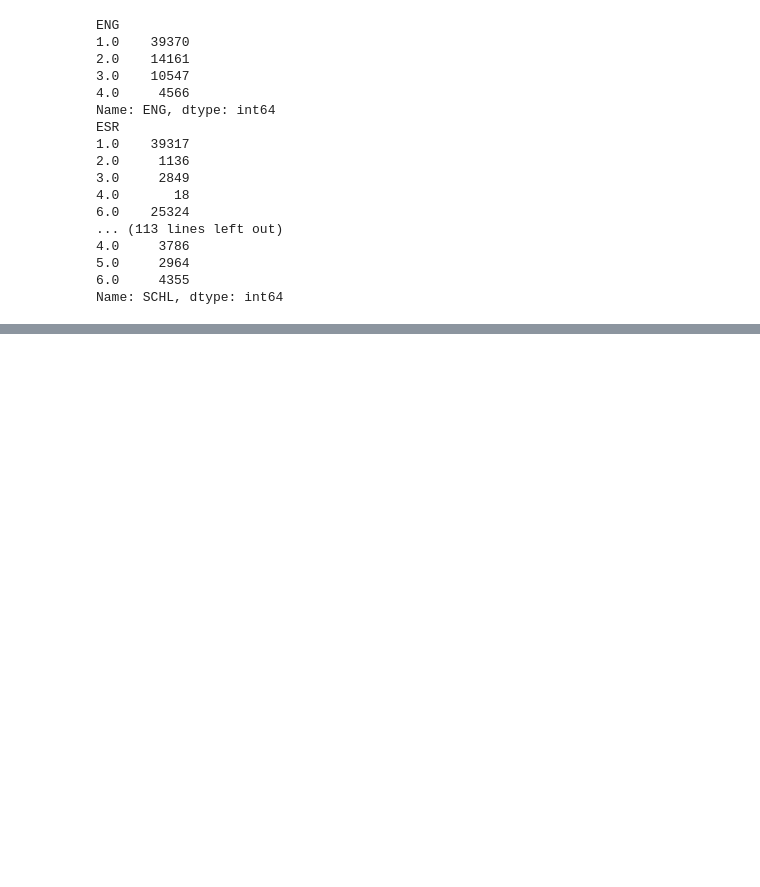
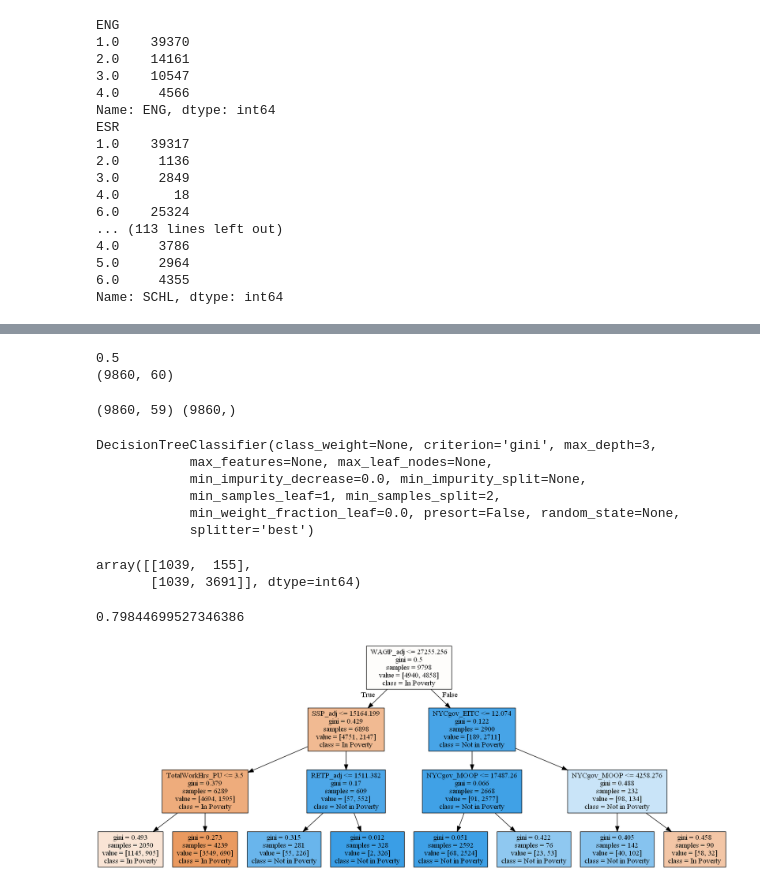
Before and after one commit to abhisheknimmakayala/Data-Mining-Project, a Jupyter notebook: Code/Project Poverty.ipynb, the cells around one changed output, grey strips where cells are left out. Drawn from its saved outputs; the diff is of its cells as text; code cells hidden in the pictures; blank space fills up the shorter version.

```diff
--- a/Code/Project Poverty.ipynb
+++ b/Code/Project Poverty.ipynb
@@ -187,0 +253,2 @@ Name: SCHL, dtype: int64
+# %%
+Newdf = df
@@ -187,0 +265,4 @@ Name: SCHL, dtype: int64
+# %%
+Newdf = Newdf.drop(['SERIALNO','NP','SPORDER','PWGTP','NYCgov_Income','PreTaxIncome_PU','NYCgov_IncomeTax','NYCgov_FICAtax','NYCgov_PovGap','NYCgov_PovGapIndex',
+                    'Off_Pov_Stat','NYCgov_Threshold', 'Off_Threshold','TaxUnit_FILETYPE','AgeCateg','NYCgov_REL','NYCgov_SFN','HIUnit_ID','SNAPUnit_ID'],axis=1)
+Newdf=Newdf[Newdf.Povunit_Rel==1]
@@ -187,0 +285,8 @@ Name: SCHL, dtype: int64
+# %%
+train, test = train_test_split(Newdf, test_size=0.2,random_state = 25)
+print(train.shape,test.shape)
+xTrain_unbalanced=train.drop('NYCgov_Pov_Stat',axis=1)
+yTrain=train.NYCgov_Pov_Stat
+xTest=test.drop('NYCgov_Pov_Stat',axis=1)
+yTest=test.NYCgov_Pov_Stat
+print(xTrain_unbalanced.shape,yTrain.shape,xTest.shape,yTest.shape)
@@ -187,0 +306,45 @@ Name: SCHL, dtype: int64
+# %%
+denonpoverty = resample(nonpoverty,replace = False,n_samples = len(poverty),random_state=45)
+Train_balanced = pd.concat([poverty,denonpoverty])
+print(len(Train_balanced[Train_balanced.NYCgov_Pov_Stat==2])/len(Train_balanced))
+print(Train_balanced.shape)
+# %% [output]
+0.5
+(9860, 60)
+# %%
+xTrain_balanced=Train_balanced.drop('NYCgov_Pov_Stat',axis=1)
+yTrain_balanced=Train_balanced.NYCgov_Pov_Stat
+print(xTrain_balanced.shape,yTrain_balanced.shape)
+# %% [output]
+(9860, 59) (9860,)
+# %%
+balclf = DecisionTreeClassifier(max_depth=3)
+balclf.fit(xTrain_balanced,yTrain_balanced)
+# %% [output]
+DecisionTreeClassifier(class_weight=None, criterion='gini', max_depth=3,
+            max_features=None, max_leaf_nodes=None,
+            min_impurity_decrease=0.0, min_impurity_split=None,
+            min_samples_leaf=1, min_samples_split=2,
+            min_weight_fraction_leaf=0.0, presort=False, random_state=None,
+            splitter='best')
+# %%
+from sklearn.metrics import confusion_matrix
+bal_yPred=balclf.predict(xTest)
+confusion_matrix(yTest, bal_yPred, labels=None, sample_weight=None)
+# %% [output]
+array([[1039,  155],
+       [1039, 3691]], dtype=int64)
+# %%
+from sklearn.metrics import accuracy_score
+accuracy_score(yTest, bal_yPred, normalize=True, sample_weight=None)
+# %% [output]
+0.79844699527346386
+# %%
+
+dot_data = StringIO()
+tree.export_graphviz(clf, out_file=dot_data,feature_names=list(xTrain_unbalanced),
+                     class_names=np.vectorize(dictionary.get)(clf.classes_),filled=True)
+graph2 = pydotplus.graph_from_dot_data(dot_data.getvalue())
+Image(graph2.create_png())
+# %% [output]
+[figure, added]
```
Also changed, not shown: parts of 31 cells of this notebook.
